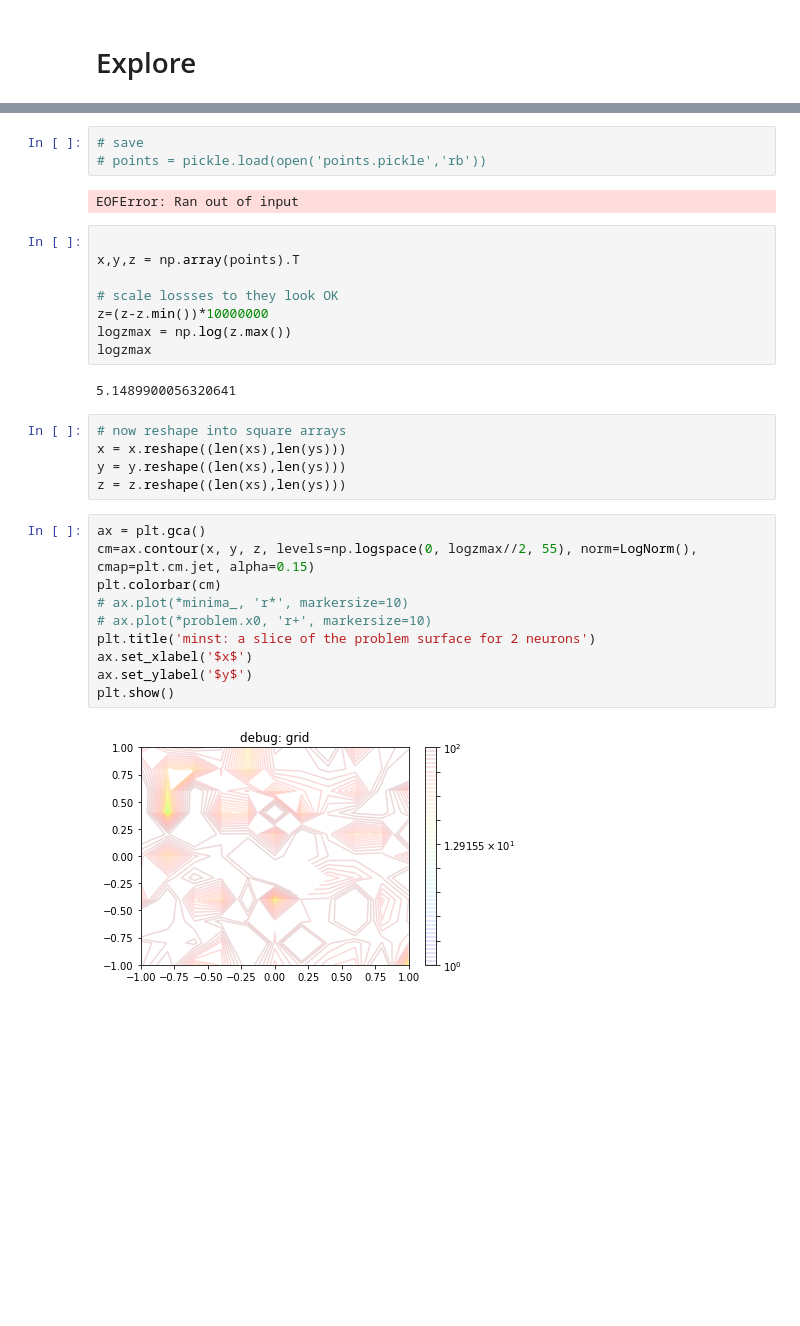
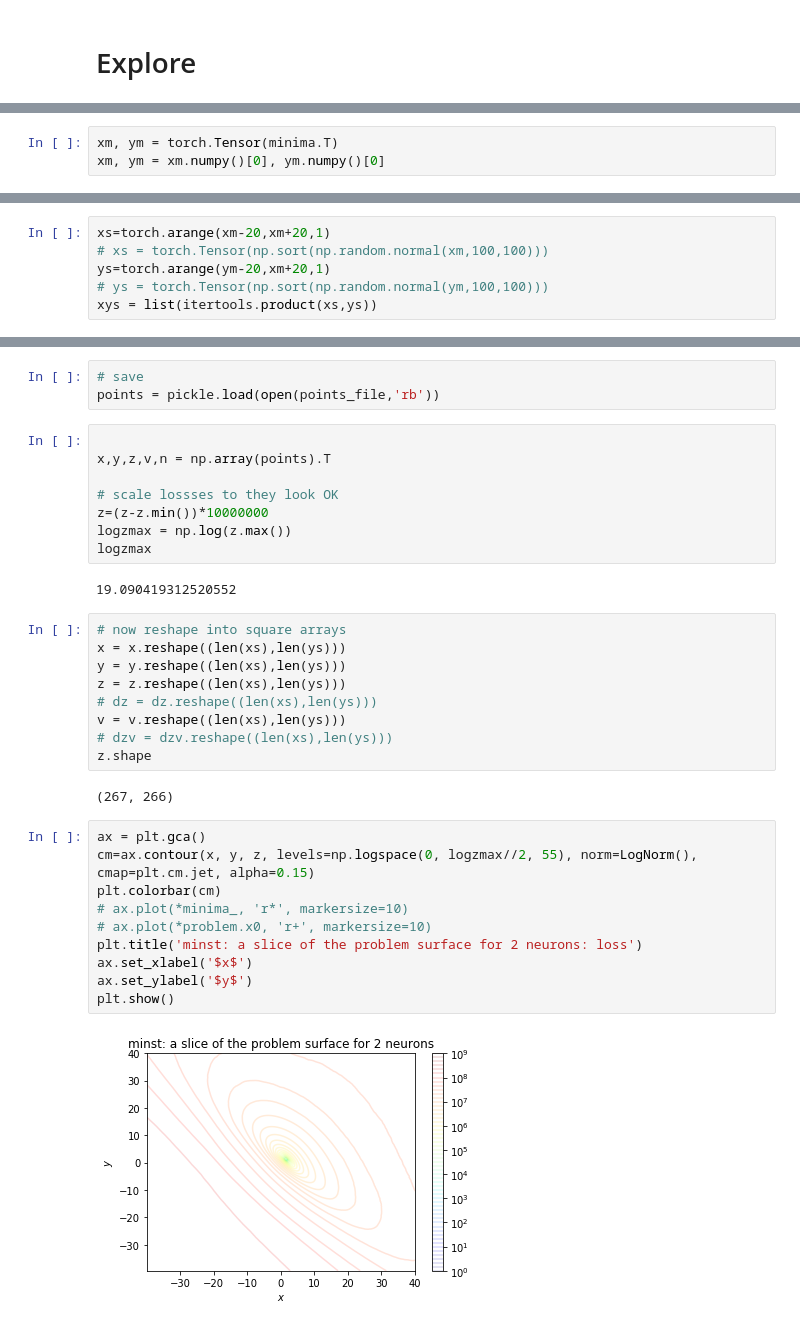
Before and after one commit to wassname/mapping_mnist, a Jupyter notebook: mapping_mnist.ipynb, the cells around one changed output, grey strips where cells are left out. Saved outputs shown, nothing was run; the diff lists cells and outputs as text; blank space fills up the shorter version.

```diff
--- a/mapping_mnist.ipynb
+++ b/mapping_mnist.ipynb
@@ -128,0 +148,3 @@ for layer in mlayers:
+# %%
+xm, ym = torch.Tensor(minima.T)
+xm, ym = xm.numpy()[0], ym.numpy()[0]
@@ -129 +157,7 @@ for layer in mlayers:
+# %%
+xs=torch.arange(xm-20,xm+20,1)
+# xs = torch.Tensor(np.sort(np.random.normal(xm,100,100)))
+ys=torch.arange(ym-20,xm+20,1)
+# ys = torch.Tensor(np.sort(np.random.normal(ym,100,100)))
+xys = list(itertools.product(xs,ys))
 # %%
@@ -192,32 +275,36 @@ pickle.dump(points, open('points.pickle','wb'))
 # %%
 # save
-# points = pickle.load(open('points.pickle','rb'))
+points = pickle.load(open(points_file,'rb'))
-# %% [output]
-EOFError: Ran out of input
 # %%
 
-x,y,z = np.array(points).T
+x,y,z,v,n = np.array(points).T
 
 # scale lossses to they look OK
 z=(z-z.min())*10000000
 logzmax = np.log(z.max())
 logzmax
 # %% [output]
-5.1489900056320641
+19.090419312520552
 # %%
 # now reshape into square arrays
 x = x.reshape((len(xs),len(ys)))
 y = y.reshape((len(xs),len(ys)))
 z = z.reshape((len(xs),len(ys)))
+# dz = dz.reshape((len(xs),len(ys)))
+v = v.reshape((len(xs),len(ys)))
+# dzv = dzv.reshape((len(xs),len(ys)))
+z.shape
+# %% [output]
+(267, 266)
 # %%
 ax = plt.gca()
 cm=ax.contour(x, y, z, levels=np.logspace(0, logzmax//2, 55), norm=LogNorm(), cmap=plt.cm.jet, alpha=0.15)
 plt.colorbar(cm)
 # ax.plot(*minima_, 'r*', markersize=10)
 # ax.plot(*problem.x0, 'r+', markersize=10)
-plt.title('minst: a slice of the problem surface for 2 neurons')
+plt.title('minst: a slice of the problem surface for 2 neurons: loss')
 ax.set_xlabel('$x$')
 ax.set_ylabel('$y$')
 plt.show()
 # %% [output]
-[figure, old version]
+[figure, new version]
```
Also changed, not shown: parts of 27 cells of this notebook, 5 other files.
